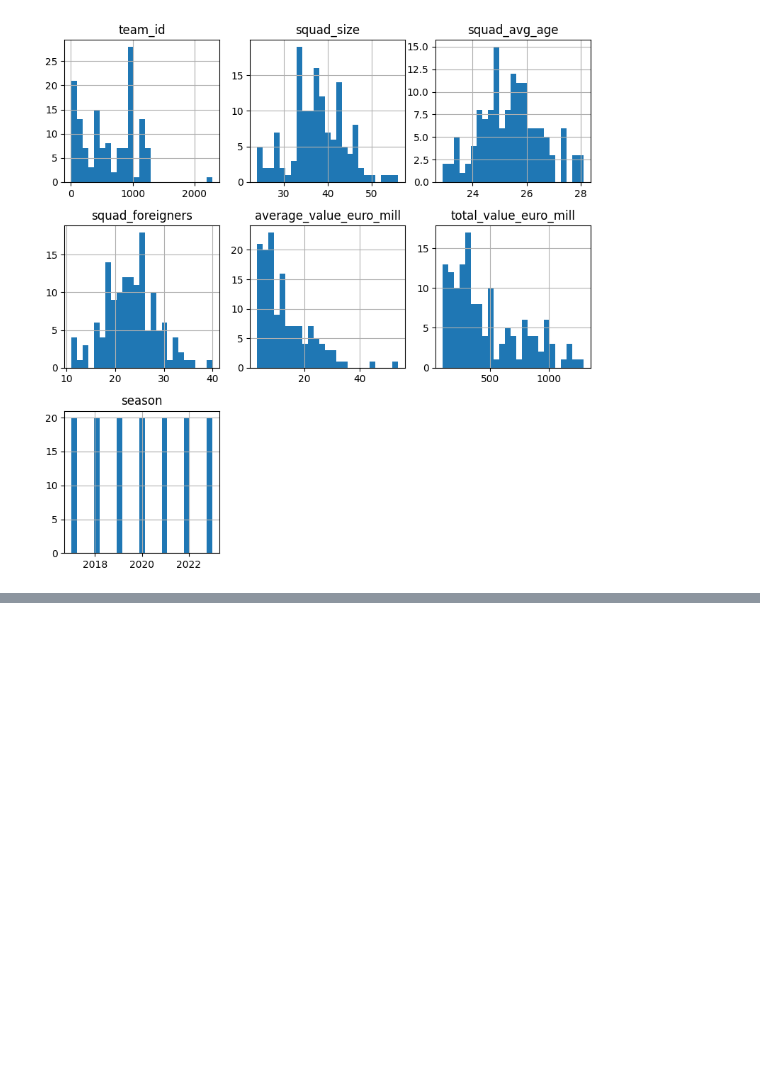
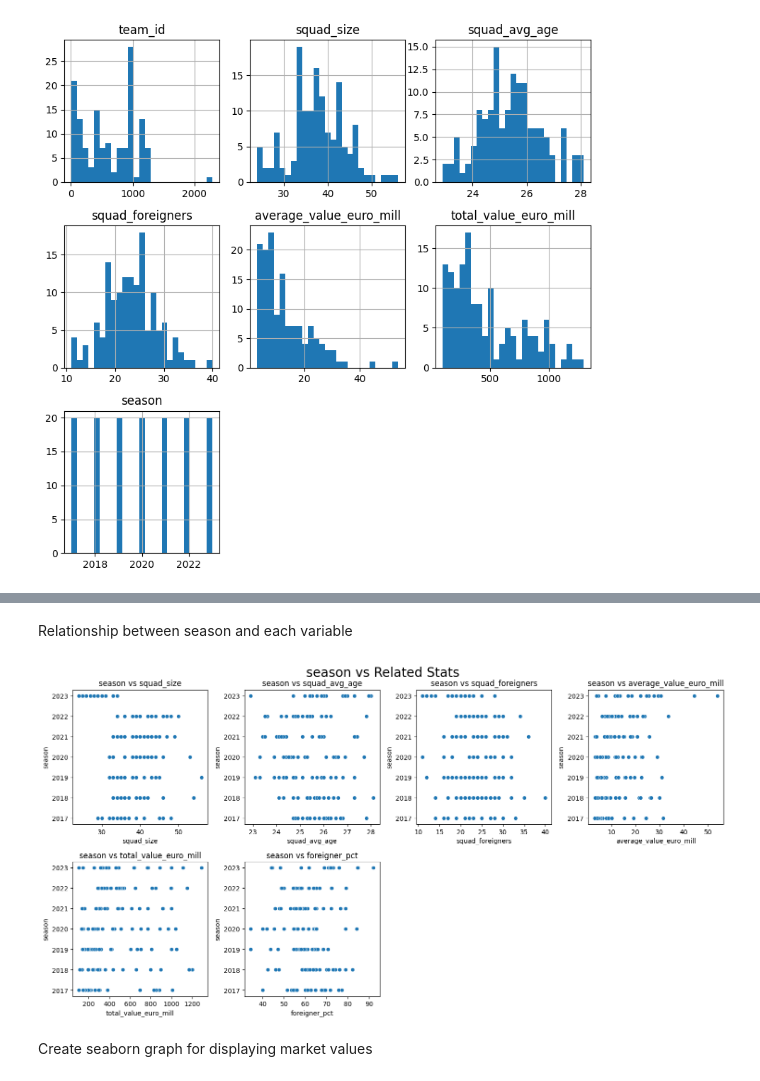
Before and after one commit to chonalchendo/fpl_analysis, a Jupyter notebook: exploration/explore/notebooks/transfermarkt/team_valuations/premier_league_teams.ipynb, the cells around one changed output, grey strips where cells are left out. Cells and saved outputs as stored; diff of their text form; code cells hidden in the pictures; blank space fills up the shorter version.

Commit message:
Created notebooks to analyse each leagues valuations - bundesliga and premier league so far.

```diff
--- a/exploration/explore/notebooks/transfermarkt/team_valuations/premier_league_teams.ipynb
+++ b/exploration/explore/notebooks/transfermarkt/team_valuations/premier_league_teams.ipynb
@@ -229,0 +74,8 @@ When grouping with a length-1 list-like, you will need to pass a length-1 tuple
+# %% [markdown]
+Relationship between season and each variable
+# %%
+stat_plots.relationships(y='season', X=cols)
+# %% [output]
+[figure, added]
+# %% [markdown]
+Create seaborn graph for displaying market values
```
Also changed, not shown: parts of 40 cells of this notebook, 3 other files.
